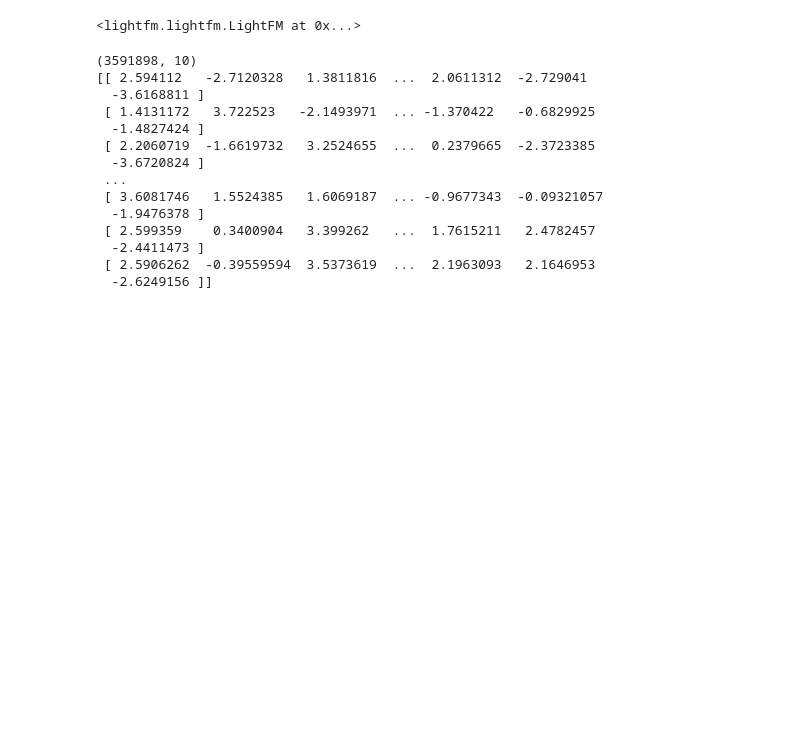
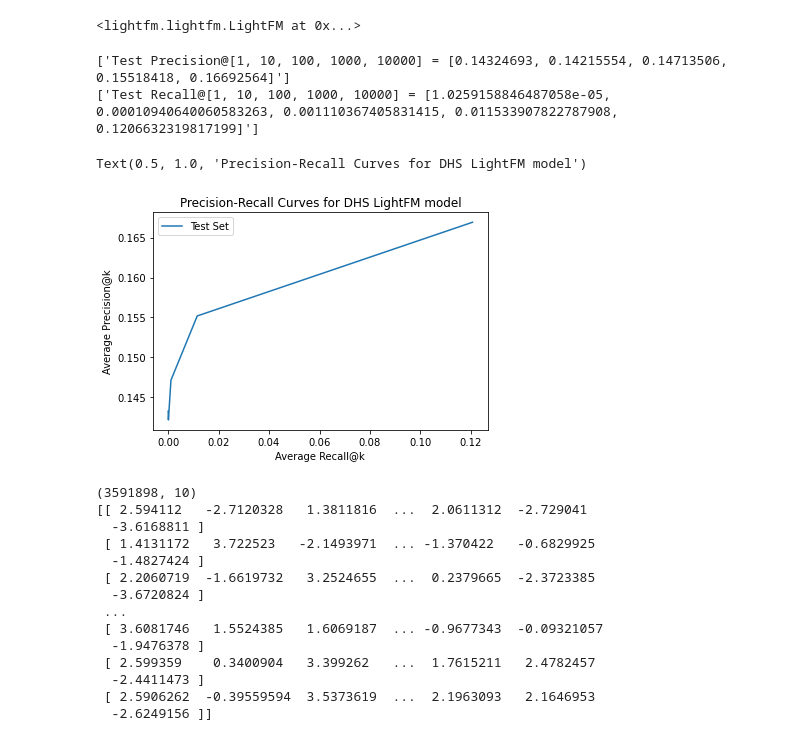
Before and after one commit to meuleman/gilbertAPI, a Jupyter notebook: recommendersystems/lightfm/DHS/LightFM_DHS_CT20210922.ipynb, the cells around one changed output. Saved outputs shown, nothing was run; the diff lists cells and outputs as text; code cells hidden in the pictures; blank space fills up the shorter version.

```diff
--- a/recommendersystems/lightfm/DHS/LightFM_DHS_CT20210922.ipynb
+++ b/recommendersystems/lightfm/DHS/LightFM_DHS_CT20210922.ipynb
@@ -67,20 +69,47 @@ model=pickle.load(pickle_in)
 
 pickle_in = open('DHS_data30.pickle', 'rb')
 data=pickle.load(pickle_in)
+# %%
+with open('test_precision.txt') as f:
+    test_precision = f.readlines()
+print(test_precision)
+with open('test_recall.txt') as f:
+    test_recall = f.readlines()
+print(test_recall)
+# %% [output]
+['Test Precision@[1, 10, 100, 1000, 10000] = [0.14324693, 0.14215554, 0.14713506, 0.15518418, 0.16692564]']
+['Test Recall@[1, 10, 100, 1000, 10000] = [1.0259158846487058e-05, 0.00010940640060583263, 0.001110367405831415, 0.011533907822787908, 0.1206632319817199]']
+# %%
+test_precision = [0.14324693, 0.14215554, 0.14713506, 0.15518418, 0.16692564]
+test_recall = [1.0259158846487058e-05, 0.00010940640060583263, 0.001110367405831415, 0.011533907822787908, 0.1206632319817199]
 # %%
 # measure precision/recall @ k for k=1:50
-test_precision = []
-test_recall = []
-train_precision = []
-train_recall = []
+# test_precision = []
+# test_recall = []
+# train_precision = []
+# train_recall = []
 
-for i in [1, 10, 100, 1000, 10000]:
-    test_precision.append(precision_at_k(model30_d1, data['test'], k=i).mean())
-    print('i')
+# for i in [1, 10, 100, 1000, 10000]:
+#     test_precision.append(precision_at_k(model30_d1, data['test'], k=i).mean())
+#     print('i')
 #     test_recall.append(recall_at_k(model30, data['test'], k=i).mean())
 #     train_precision.append(precision_at_k(model30, data['train'], k=i).mean())
 #     train_recall.append(recall_at_k(model30, data['train'], k=i).mean())
 #     print("k=" + i + " Finished")
+# %%
+#Plot precision-recall curves for train and test data for both scaled and unscaled data
+plt.plot(test_recall, test_precision)
+# plt.plot(train_recall, train_precision)
+# plt.plot(train_recall_scaled, train_precision_scaled)
+# plt.plot(test_recall_scaled, test_precision_scaled)
+plt.xlabel('Average Recall@k')
+plt.ylabel('Average Precision@k')
+plt.legend(['Test Set']) #, 'Train Set'
+plt.title('Precision-Recall Curves for DHS LightFM model')
+# plt.savefig('PR_Curves_DHS_LightFM_CT20210930.jpeg')
+# %% [output]
+Text(0.5, 1.0, 'Precision-Recall Curves for DHS LightFM model')
+[figure, added]
 # %%
 item_biases, item_embeddings = model.get_item_representations(features=None)
 user_biases, user_embeddings = model.get_user_representations(features=None)
```
Also changed, not shown: parts of 11 cells of this notebook.
